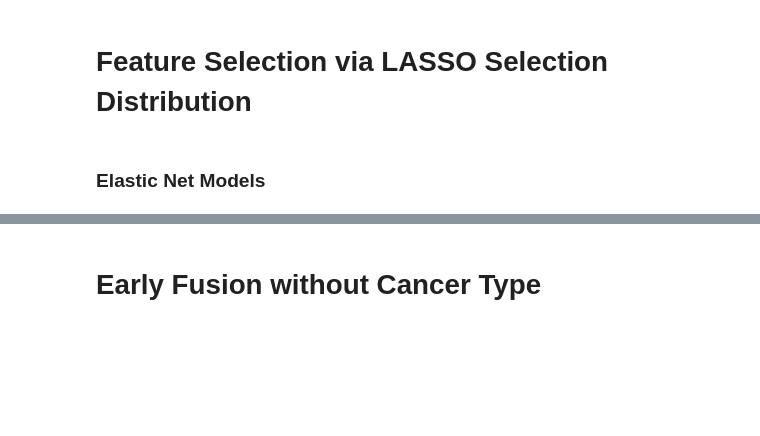
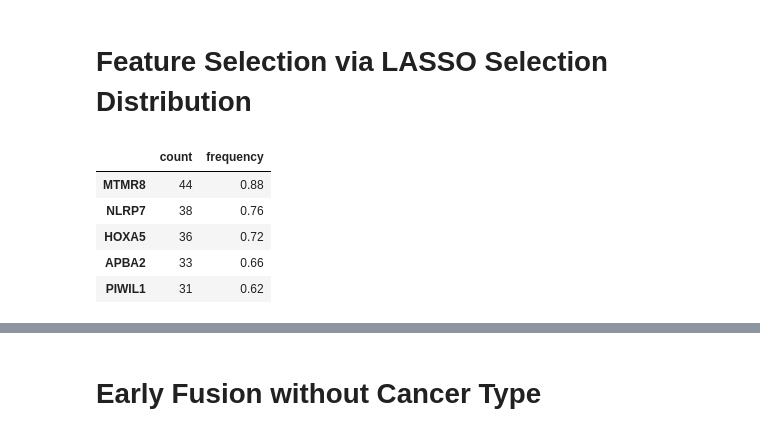
Before and after one commit to julianguyn/multimodalai-pmlb, a Jupyter notebook: workflow/notebooks/6-common_genes_models.ipynb, the cells around one changed output, grey strips where cells are left out. Saved outputs shown, nothing was run; the diff lists cells and outputs as text; code cells hidden in the pictures; blank space fills up the shorter version.

```diff
--- a/workflow/notebooks/6-common_genes_models.ipynb
+++ b/workflow/notebooks/6-common_genes_models.ipynb
@@ -47,2 +45,0 @@ np.savez('data/results/data/4-CommonGene2/lasso_features.npz', a=al, r=rl, c=cl,
-# %% [markdown]
-### Elastic Net Models
@@ -56,0 +46,14 @@ al.head()
+# %%
+al = pd.read_csv("data/results/data/4-CommonGene2/atac_lasso_feature_stability.csv", index_col=0)
+rl = pd.read_csv("data/results/data/4-CommonGene2/rna_lasso_feature_stability.csv", index_col=0)
+cl = pd.read_csv("data/results/data/4-CommonGene2/cnv_lasso_feature_stability.csv", index_col=0)
+ml = pd.read_csv("data/results/data/4-CommonGene2/mut_lasso_feature_stability.csv", index_col=0)
+
+al.head()
+# %% [output]
+|  | count | frequency |
+| MTMR8 | 44 | 0.88 |
+| NLRP7 | 38 | 0.76 |
+| HOXA5 | 36 | 0.72 |
+| APBA2 | 33 | 0.66 |
+| PIWIL1 | 31 | 0.62 |
```
Also changed, not shown: parts of 14 cells of this notebook.
